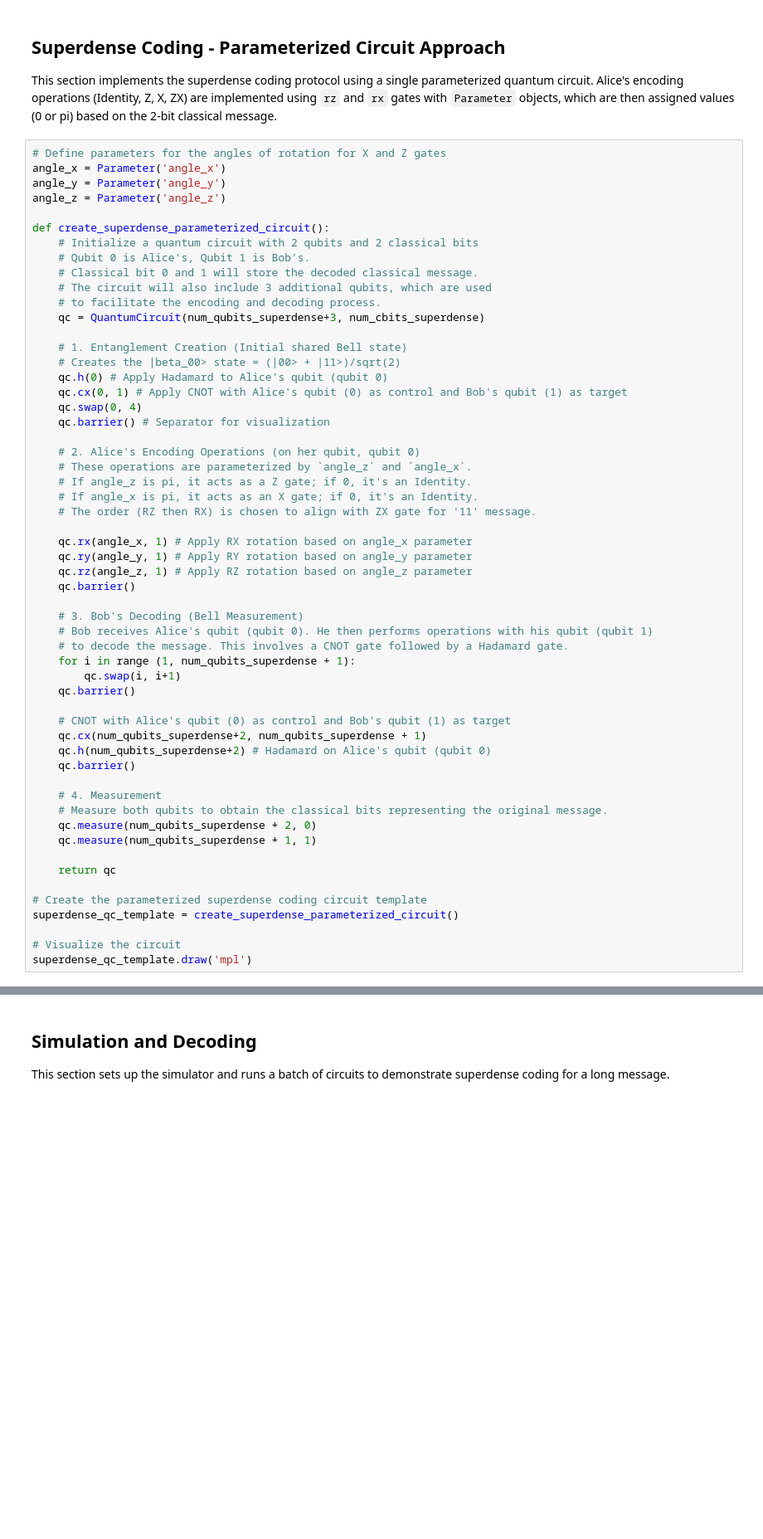
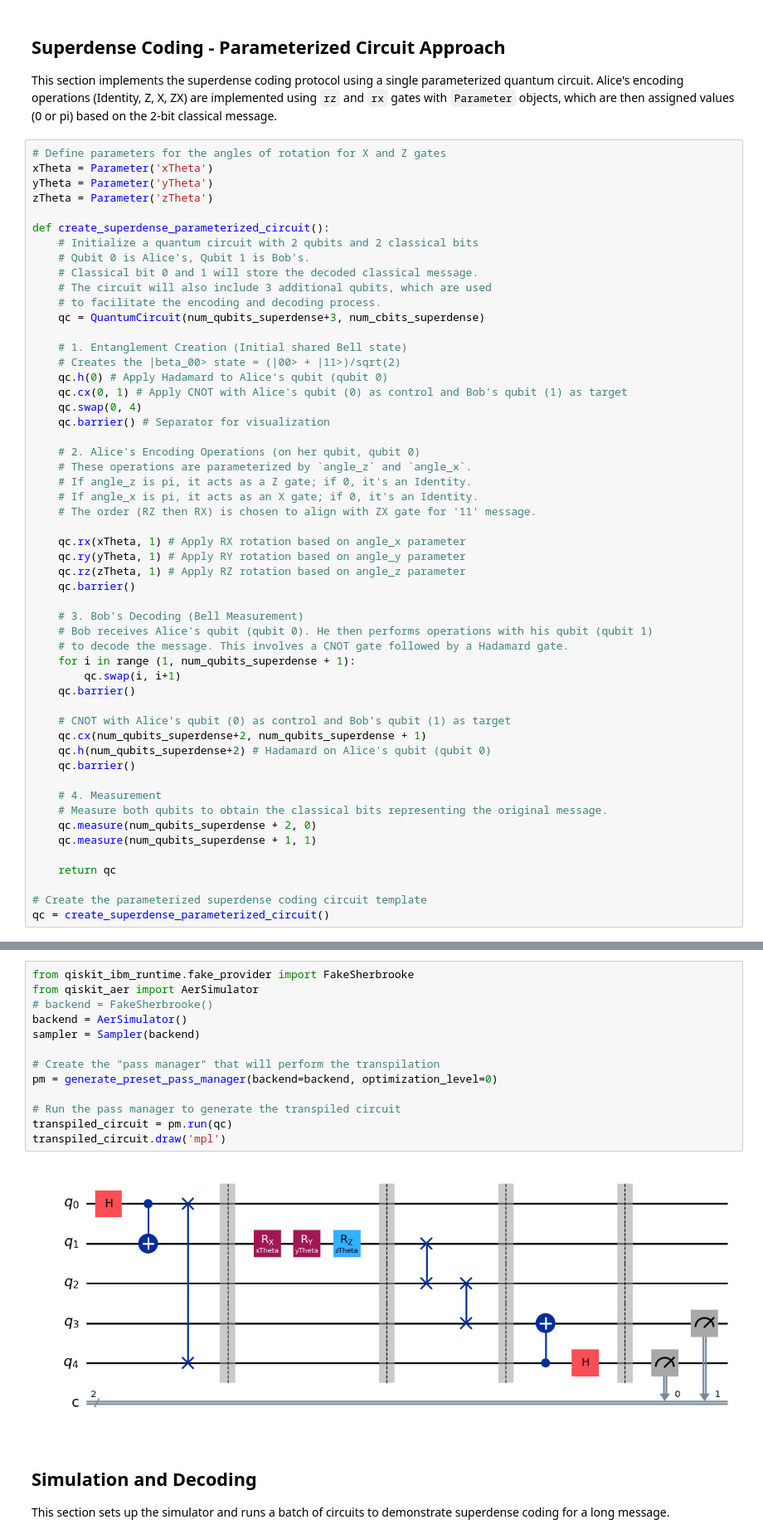
Before and after one commit to CalebCeravolo/Quantum-Hardware-Superdense-Coding, a Jupyter notebook: superdense.ipynb, the cells around one changed output, grey strips where cells are left out. Shown at 83% size. Cells and saved outputs as stored; diff of their text form; blank space fills up the shorter version.

Commit message:
updates on compatible methods to create circuits, send and receive string

```diff
--- a/superdense.ipynb
+++ b/superdense.ipynb
@@ -26,9 +25,9 @@ num_cbits_superdense = 2 # For decoding the 2 classical bits
 This section implements the superdense coding protocol using a single parameterized quantum circuit. Alice's encoding operations (Identity, Z, X, ZX) are implemented using `rz` and `rx` gates with `Parameter` objects, which are then assigned values (0 or pi) based on the 2-bit classical message.
 # %%
 # Define parameters for the angles of rotation for X and Z gates
-angle_x = Parameter('angle_x')
-angle_y = Parameter('angle_y')
-angle_z = Parameter('angle_z')
+xTheta = Parameter('xTheta')
+yTheta = Parameter('yTheta')
+zTheta = Parameter('zTheta')
 
 def create_superdense_parameterized_circuit():
     # Initialize a quantum circuit with 2 qubits and 2 classical bits
@@ -51,9 +50,9 @@ def create_superdense_parameterized_circuit():
     # If angle_x is pi, it acts as an X gate; if 0, it's an Identity.
     # The order (RZ then RX) is chosen to align with ZX gate for '11' message.
 
-    qc.rx(angle_x, 1) # Apply RX rotation based on angle_x parameter
-    qc.ry(angle_y, 1) # Apply RY rotation based on angle_y parameter
-    qc.rz(angle_z, 1) # Apply RZ rotation based on angle_z parameter
+    qc.rx(xTheta, 1) # Apply RX rotation based on angle_x parameter
+    qc.ry(yTheta, 1) # Apply RY rotation based on angle_y parameter
+    qc.rz(zTheta, 1) # Apply RZ rotation based on angle_z parameter
     qc.barrier()
 
     # 3. Bob's Decoding (Bell Measurement)
@@ -76,7 +75,4 @@ def create_superdense_parameterized_circuit():
     return qc
 
 # Create the parameterized superdense coding circuit template
-superdense_qc_template = create_superdense_parameterized_circuit()
-
-# Visualize the circuit
-superdense_qc_template.draw('mpl')
+qc = create_superdense_parameterized_circuit()
@@ -138,3 +172,18 @@ def prepare_circuits_for_message_string(full_classical_message_string):
+# %%
+from qiskit_ibm_runtime.fake_provider import FakeSherbrooke
+from qiskit_aer import AerSimulator
+# backend = FakeSherbrooke()
+backend = AerSimulator()
+sampler = Sampler(backend)
+
+# Create the "pass manager" that will perform the transpilation
+pm = generate_preset_pass_manager(backend=backend, optimization_level=0)
+
+# Run the pass manager to generate the transpiled circuit
+transpiled_circuit = pm.run(qc)
+transpiled_circuit.draw('mpl')
+# %% [output]
+[figure, added]
 # %% [markdown]
 ## Simulation and Decoding
 
```
Also changed, not shown: parts of 9 cells of this notebook.
